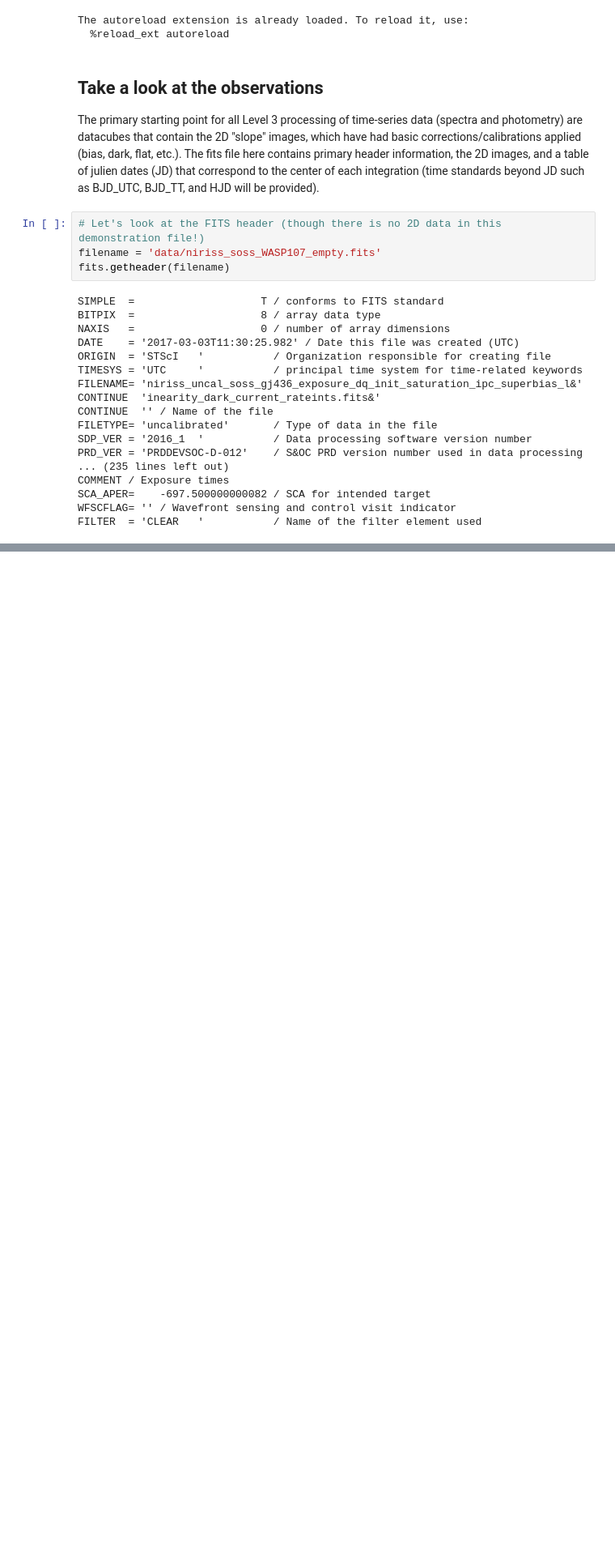
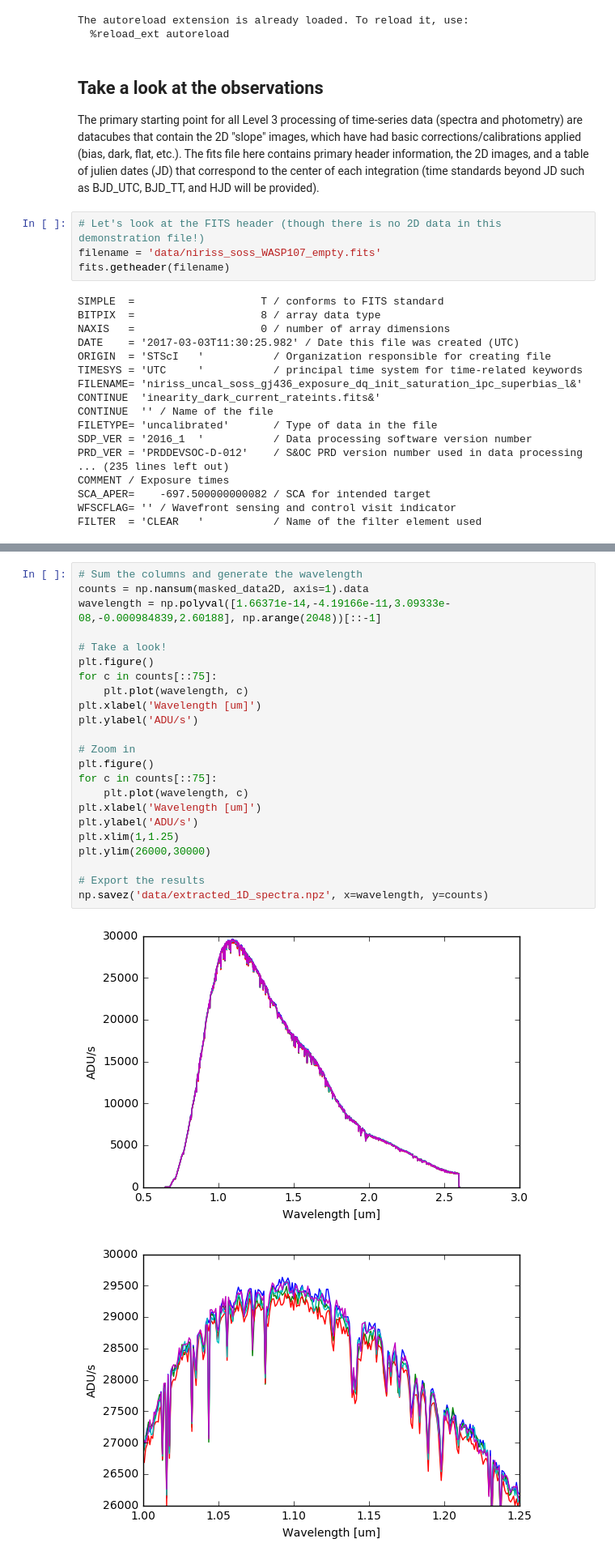
Before and after one commit to ExoCTK/ETEO_JWST, a Jupyter notebook: extract1D/Extract Time Series Spectra.ipynb, the cells around one changed output, grey strips where cells are left out. Shown: that part at 81% size. Drawn from its saved outputs; the diff is of its cells as text; blank space fills up the shorter version.

```diff
--- a/extract1D/Extract Time Series Spectra.ipynb
+++ b/extract1D/Extract Time Series Spectra.ipynb
@@ -88,0 +88,26 @@ Check your desktop for the saved file of extracted 1D spectra!
+# %%
+# Sum the columns and generate the wavelength
+counts = np.nansum(masked_data2D, axis=1).data
+wavelength = np.polyval([1.66371e-14,-4.19166e-11,3.09333e-08,-0.000984839,2.60188], np.arange(2048))[::-1]
+
+# Take a look!
+plt.figure()
+for c in counts[::75]:
+    plt.plot(wavelength, c)
+plt.xlabel('Wavelength [um]')
+plt.ylabel('ADU/s')
+
+# Zoom in
+plt.figure()
+for c in counts[::75]:
+    plt.plot(wavelength, c)
+plt.xlabel('Wavelength [um]')
+plt.ylabel('ADU/s')
+plt.xlim(1,1.25)
+plt.ylim(26000,30000)
+
+# Export the results
+np.savez('data/extracted_1D_spectra.npz', x=wavelength, y=counts)
+# %% [output]
+[figure, added]
+[figure, added]
```
Also changed, not shown: parts of 10 cells of this notebook, 9 other files.
